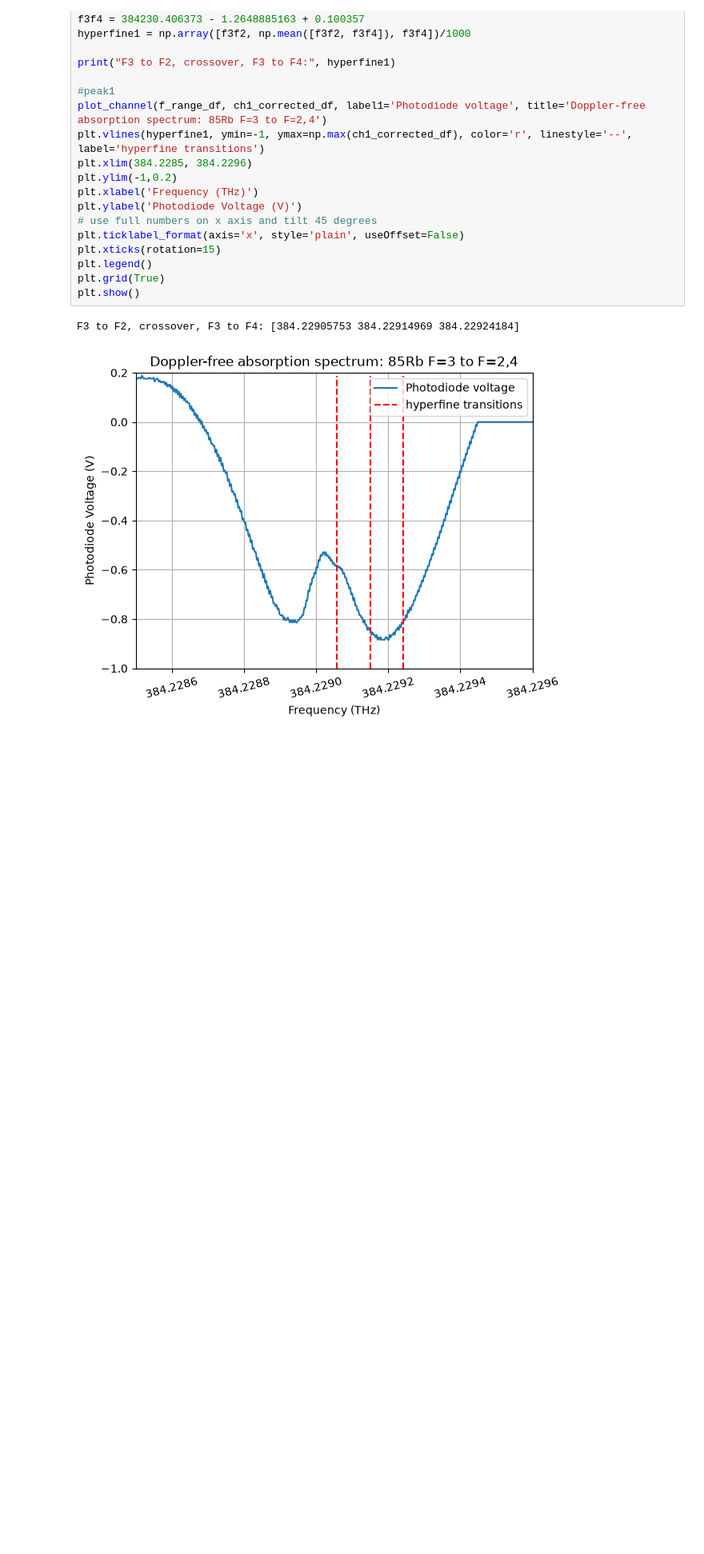
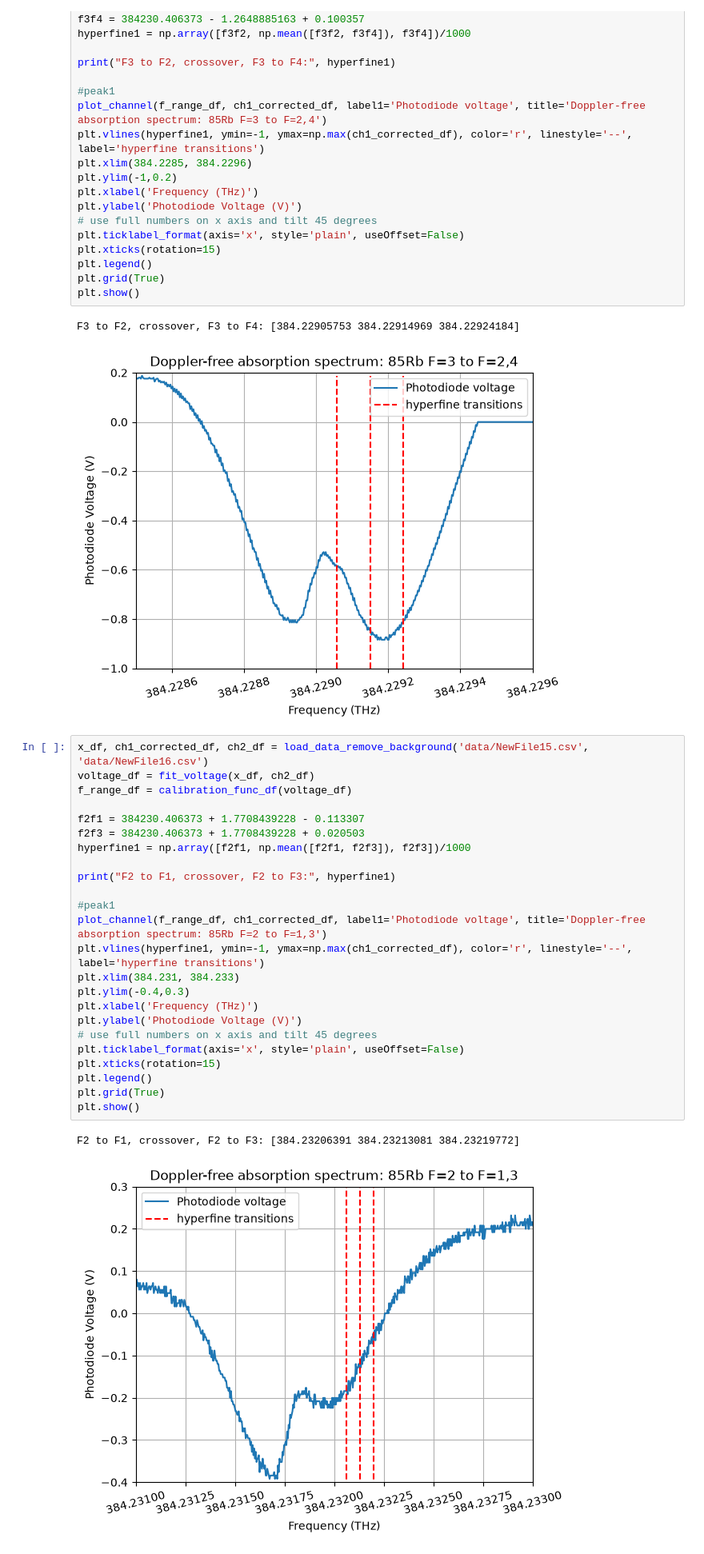
Before and after one commit to mandarhijn/Rb-spectroscopy, a Jupyter notebook: analysis.ipynb, the cells around one changed output. Shown at 80% size. Saved outputs shown, nothing was run; the diff lists cells and outputs as text; blank space fills up the shorter version.

Commit message:
plot 85Rb F=2 to F=1,3

```diff
--- a/analysis.ipynb
+++ b/analysis.ipynb
@@ -572,3 +572,30 @@ plt.show()
 # %% [output]
 F3 to F2, crossover, F3 to F4: [384.22905753 384.22914969 384.22924184]
 [figure]
+# %%
+x_df, ch1_corrected_df, ch2_df = load_data_remove_background('data/NewFile15.csv', 'data/NewFile16.csv')
+voltage_df = fit_voltage(x_df, ch2_df)
+f_range_df = calibration_func_df(voltage_df)
+
+f2f1 = 384230.406373 + 1.7708439228 - 0.113307
+f2f3 = 384230.406373 + 1.7708439228 + 0.020503
+hyperfine1 = np.array([f2f1, np.mean([f2f1, f2f3]), f2f3])/1000
+
+print("F2 to F1, crossover, F2 to F3:", hyperfine1)
+
+#peak1
+plot_channel(f_range_df, ch1_corrected_df, label1='Photodiode voltage', title='Doppler-free absorption spectrum: 85Rb F=2 to F=1,3')
+plt.vlines(hyperfine1, ymin=-1, ymax=np.max(ch1_corrected_df), color='r', linestyle='--', label='hyperfine transitions')
+plt.xlim(384.231, 384.233)
+plt.ylim(-0.4,0.3)
+plt.xlabel('Frequency (THz)')
+plt.ylabel('Photodiode Voltage (V)')
+# use full numbers on x axis and tilt 45 degrees
+plt.ticklabel_format(axis='x', style='plain', useOffset=False)
+plt.xticks(rotation=15)
+plt.legend()
+plt.grid(True)
+plt.show()
+# %% [output]
+F2 to F1, crossover, F2 to F3: [384.23206391 384.23213081 384.23219772]
+[figure, added]
```
